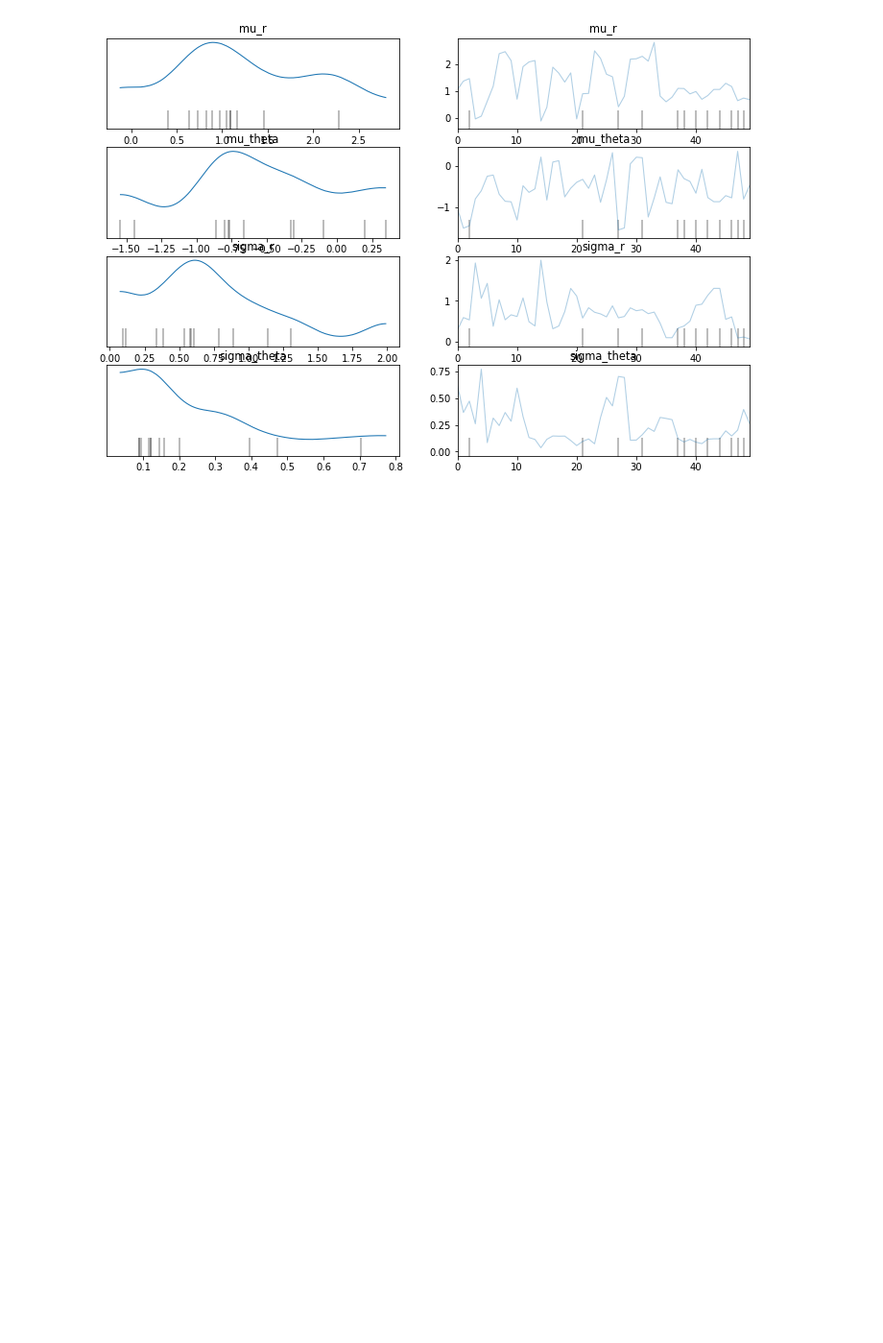
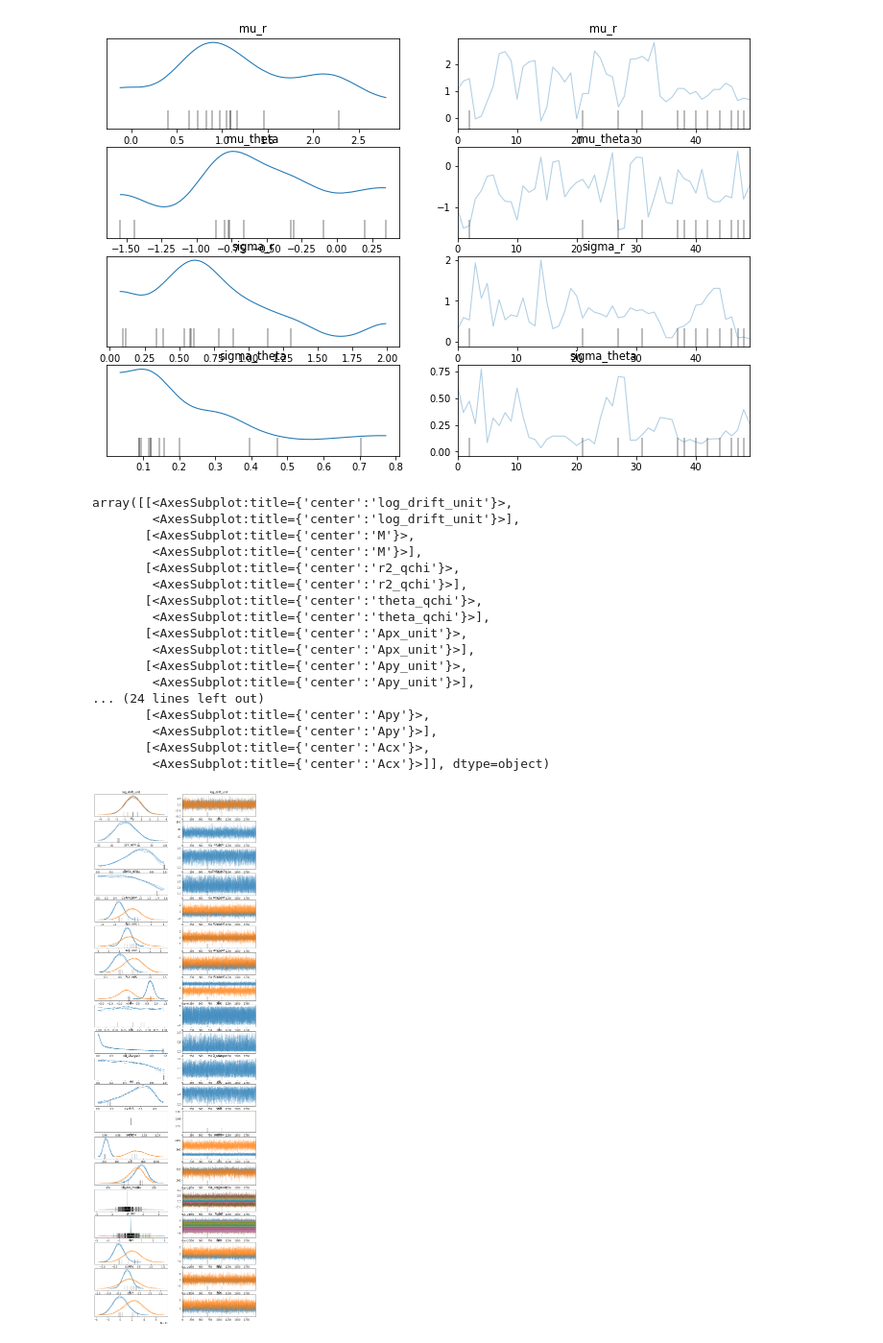
Before and after one commit to Potatoasad/charged-ringdown-analysis-tools, a Jupyter notebook: testing/Graphing.ipynb, the cells around one changed output. Shown at 96% size. Saved outputs shown, nothing was run; the diff lists cells and outputs as text; code cells hidden in the pictures; blank space fills up the shorter version.

```diff
--- a/testing/Graphing.ipynb
+++ b/testing/Graphing.ipynb
@@ -159,3 +161,28 @@ array([[<AxesSubplot:title={'center':'mu_r'}>,
        [<AxesSubplot:title={'center':'sigma_theta'}>,
         <AxesSubplot:title={'center':'sigma_theta'}>]], dtype=object)
 [figure]
+# %%
+eventname = "GW150914"
+import arviz as az
+result_old = az.from_netcdf(f"./ChargedResults/{eventname}/{eventname}-charged-posteriors.nc")
+# %%
+az.plot_trace(result_old)
+# %% [output]
+array([[<AxesSubplot:title={'center':'log_drift_unit'}>,
+        <AxesSubplot:title={'center':'log_drift_unit'}>],
+       [<AxesSubplot:title={'center':'M'}>,
+        <AxesSubplot:title={'center':'M'}>],
+       [<AxesSubplot:title={'center':'r2_qchi'}>,
+        <AxesSubplot:title={'center':'r2_qchi'}>],
+       [<AxesSubplot:title={'center':'theta_qchi'}>,
+        <AxesSubplot:title={'center':'theta_qchi'}>],
+       [<AxesSubplot:title={'center':'Apx_unit'}>,
+        <AxesSubplot:title={'center':'Apx_unit'}>],
+       [<AxesSubplot:title={'center':'Apy_unit'}>,
+        <AxesSubplot:title={'center':'Apy_unit'}>],
+... (24 lines left out)
+       [<AxesSubplot:title={'center':'Apy'}>,
+        <AxesSubplot:title={'center':'Apy'}>],
+       [<AxesSubplot:title={'center':'Acx'}>,
+        <AxesSubplot:title={'center':'Acx'}>]], dtype=object)
+[figure, added]
```
Also changed, not shown: parts of 3 cells of this notebook, 8 other files.
